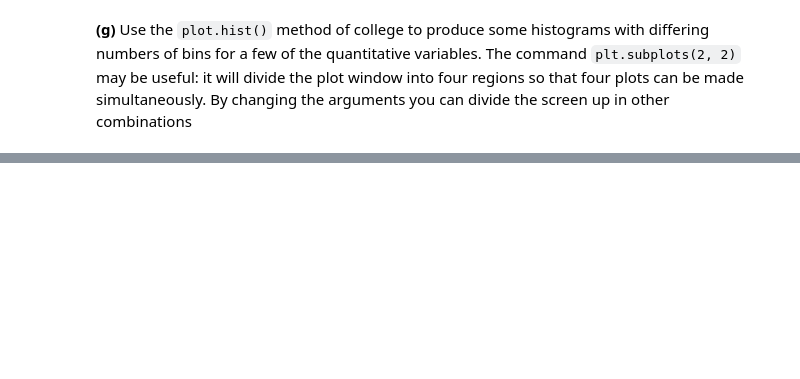
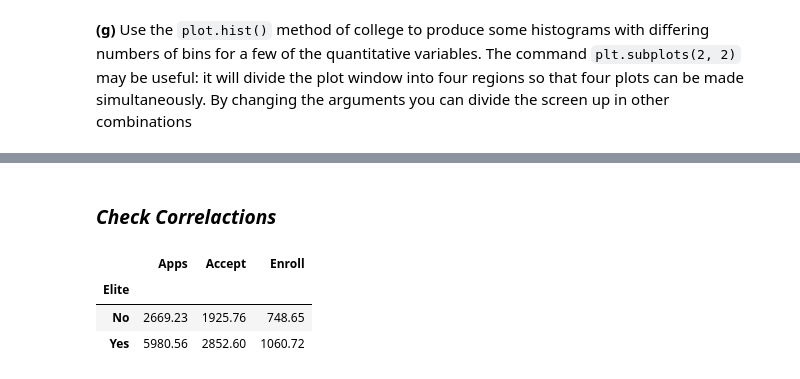
Before and after one commit to nouralahmad89-crypto/Laboration_databehandling, a Jupyter notebook: amerikanska universitet.ipynb, the cells around one changed output, grey strips where cells are left out. Cells and saved outputs as stored; diff of their text form; code cells hidden in the pictures; blank space fills up the shorter version.

```diff
--- a/amerikanska universitet.ipynb
+++ b/amerikanska universitet.ipynb
@@ -188,0 +256,11 @@ Similarly, `Apps` and `Enroll` are also right-skewed, meaning a small number of
+# %% [markdown]
+### ***Check Correlactions***
+# %%
+# Compare average number of applications, acceptances, and enrollments
+avg_Student= college.groupby('Elite')[['Apps', 'Accept', 'Enroll']].mean().round(2)
+avg_Student
+# %% [output]
+|  | Apps | Accept | Enroll |
+| Elite |  |  |  |
+| No | 2669.23 | 1925.76 | 748.65 |
+| Yes | 5980.56 | 2852.60 | 1060.72 |
```
Also changed, not shown: parts of 21 cells of this notebook.
